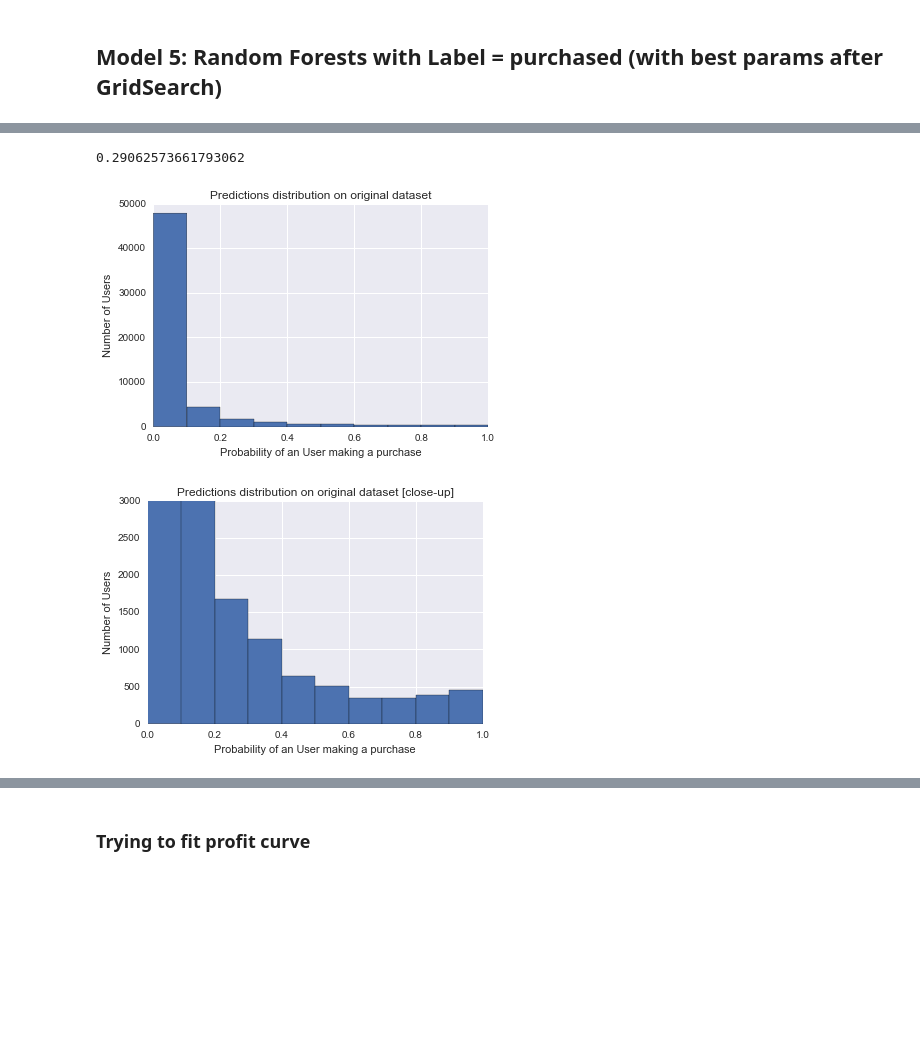
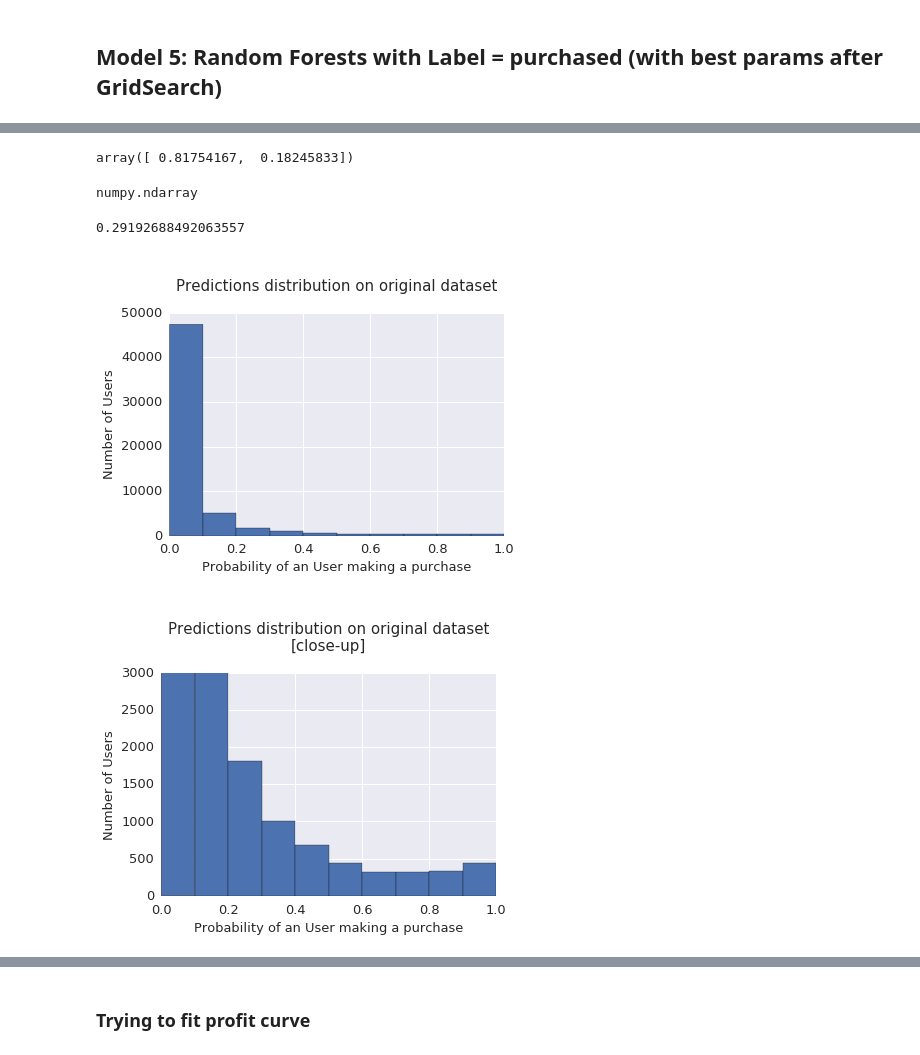
Before and after one commit to pauloarantes/art-project, a Jupyter notebook: clean_code_models.ipynb, the cells around one changed output, grey strips where cells are left out. Cells and saved outputs as stored; diff of their text form; code cells hidden in the pictures; blank space fills up the shorter version.

Commit message:
model and predict done, images exported, presentations v1 and v2, and organized notebooks

```diff
--- a/clean_code_models.ipynb
+++ b/clean_code_models.ipynb
@@ -514,6 +514,8 @@ Likelihoods:
 ##### In case of a False Negative (lower left corner), we didn't predict purchase but they bought it anyways, "free" profits $$$
 # %% [markdown]
 ## Model 5: Random Forests with Label = purchased (with best params after GridSearch)
+# %%
+plt.rcParams.update({'font.size': 22})
 # %%
 def fit_random_forest(X, y):
     sm = SMOTE(kind='regular', ratio=0.5)
@@ -539,20 +541,20 @@ def fit_random_forest(X, y):
 
     tpr, fpr, thres = roc_curve(y_proba[:,0:1].flatten(), y_test)
     plt.plot(tpr, fpr)
-    plt.title("ROC Curve")
-    plt.xlabel("False Positive Rate (1-Specificity)")
-    plt.ylabel("True Positive Rate (Sensitivity)")
-    plt.savefig('images/roc_curve.png')
+    plt.title("\nROC Curve\n", fontsize='small')
+    plt.xlabel("False Positive Rate (1-Specificity)", fontsize=13)
+    plt.ylabel("True Positive Rate (Sensitivity)", fontsize=13)
+    plt.savefig('images/roc_curve4.png', bbox_inches='tight', pad_inches=0.5)
     plt.show()
 
     fix, ax = plt.subplots(figsize=(10, 7))
     sns.heatmap(cm, annot=True,  fmt='', square=True, \
                             xticklabels=['1', '0'], \
                             yticklabels=['1', '0']);
-    plt.title("Confusion Matrix - Random Forests")
-    plt.xlabel("Truth")
-    plt.ylabel("Prediction")
-    plt.savefig('images/confusion_matrix.png')
+    plt.title("\nConfusion Matrix - Random Forests\n", fontsize='small')
+    plt.xlabel("Truth", fontsize=13)
+    plt.ylabel("Prediction", fontsize=13)
+    plt.savefig('images/confusion_matrix4.png', bbox_inches='tight', pad_inches=0.5)
     plt.show()
 
     cols = list(df.columns)
@@ -562,7 +564,7 @@ def fit_random_forest(X, y):
         print round(importance,4), '\t\t', name
 
     plot_importance(rf, merged_df, max_features=16)
-    plt.savefig('images/rf_feature_importance.png')
+    plt.savefig('images/rf_feature_importance4.png', bbox_inches='tight', pad_inches=0.5)
 
     return rf
 # %%
@@ -575,6 +577,7 @@ drop_cols = ['last_sign_in_at',
              'total_favorites',
              'city']
 df = preprocess(drop_cols)
+df = df[~df.index.duplicated(keep='first')]
 
 # Dropping date columns due to high relationship and used to create the label:
 df.drop('diff_last_fav_artwork_to_today', axis=1, inplace=True)
@@ -583,6 +586,7 @@ df.drop('diff_created_to_last', axis=1, inplace=True)
 df.drop('days_from_last_session', axis=1, inplace=True)
 
 merged_df = preprocess_purchases_and_join_with(df)
+merged_df = merged_df[~merged_df.index.duplicated(keep='first')]
 # %%
 # Scaling features
 merged_df.num_sessions = scale(merged_df.num_sessions)
@@ -654,3 +680,11 @@ numpy.ndarray
+# %%
+probs[0]
+# %% [output]
+array([ 0.81754167,  0.18245833])
+# %%
+type(X)
+# %% [output]
+numpy.ndarray
 # %%
 # Predicting on entire dataset:
 probs = model.predict_proba(X)
@@ -658,4 +692,6 @@ probss = pd.Series([i[1] for i in probs])
 # probs.plot.kde(normalized=True)
 probss.quantile(q=0.93)
 # %% [output]
-0.29062573661793062
+0.29192688492063557
+# %%
+p = model.predict_proba(X)
@@ -662,18 +701,18 @@ probss.quantile(q=0.93)
 # %%
-plt.hist([i[1] for i in probs])
-plt.title("Predictions distribution on original dataset")
-plt.xlabel("Probability of an User making a purchase")
-plt.ylabel("Number of Users")
-plt.savefig('images/probs_of_purchase.png')
+plt.hist([i[1] for i in p])
+plt.title("\nPredictions distribution on original dataset\n", fontsize='small')
+plt.xlabel("Probability of an User making a purchase", fontsize=13)
+plt.ylabel("Number of Users", fontsize=13)
+plt.savefig('images/probs_of_purchase2.png', bbox_inches='tight', pad_inches=0.5)
 # %% [output]
-[figure, old version]
+[figure, new version]
 # %%
 # Zoomed in for better viz:
-plt.hist([i[1] for i in probs])
+plt.hist([i[1] for i in p])
 plt.ylim(0,3000)
-plt.title("Predictions distribution on original dataset [close-up]")
-plt.xlabel("Probability of an User making a purchase")
-plt.ylabel("Number of Users")
-plt.savefig('images/probs_of_purchase_zoom.png')
+plt.title("\nPredictions distribution on original dataset\n[close-up]\n", fontsize='small')
+plt.xlabel("Probability of an User making a purchase", fontsize=13)
+plt.ylabel("Number of Users", fontsize=13)
+plt.savefig('images/probs_of_purchase_zoom2.png', bbox_inches='tight', pad_inches=0.5)
 # %% [output]
-[figure, old version]
+[figure, new version]
```
Also changed, not shown: parts of 19 cells of this notebook, 33 other files.
